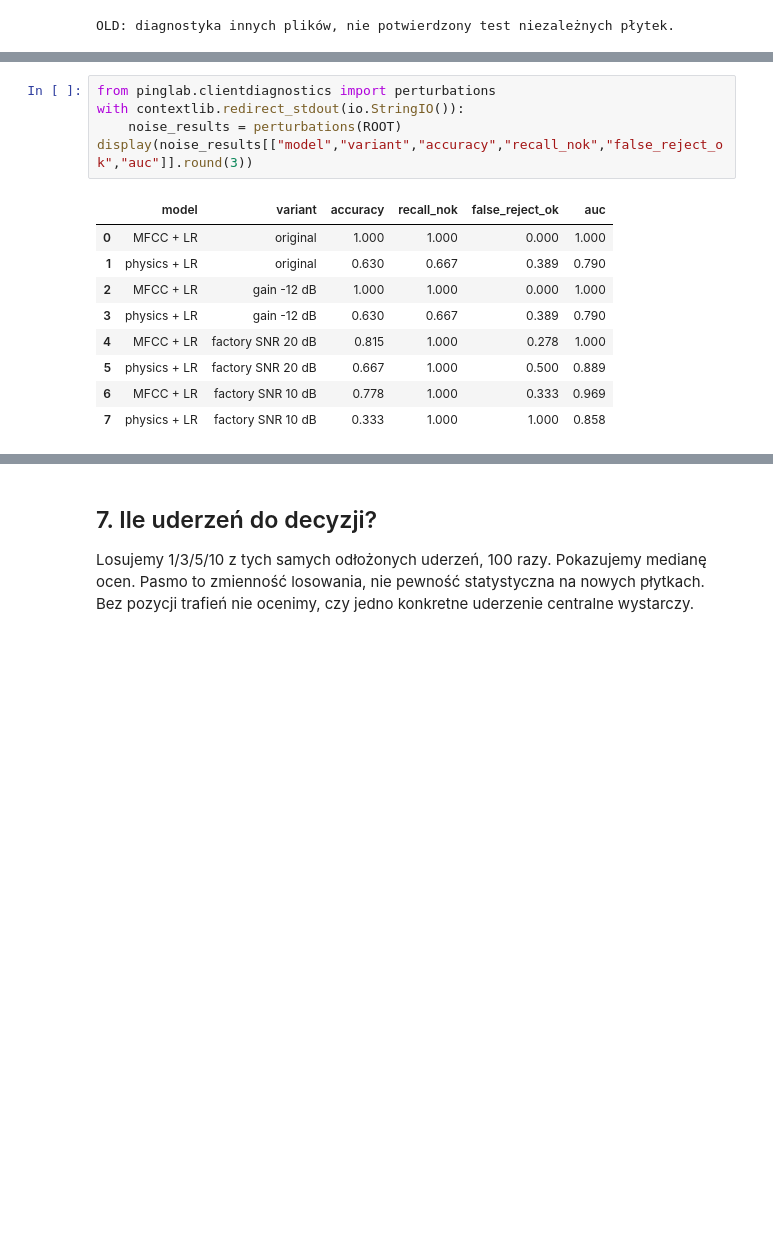
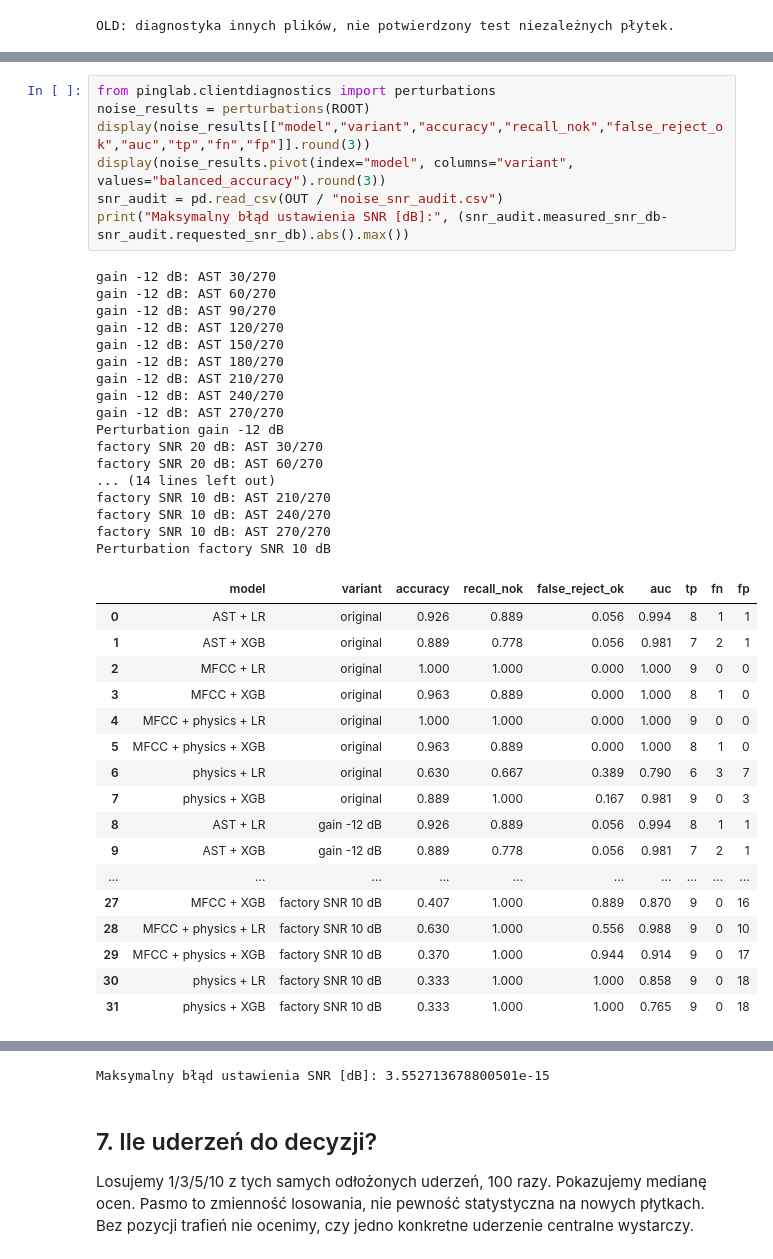
Before and after one commit to bkoseda/hitachi-plytki, a Jupyter notebook: notebooks/client/03_modele_obu_paczek.ipynb, the cells around one changed output, grey strips where cells are left out. Saved outputs shown, nothing was run; the diff lists cells and outputs as text; blank space fills up the shorter version.

Commit message:
Compare combined MFCC physics features and test AST noise robustness

```diff
--- a/notebooks/client/03_modele_obu_paczek.ipynb
+++ b/notebooks/client/03_modele_obu_paczek.ipynb
@@ -155,15 +169,42 @@ Uczymy na oryginałach, zmieniamy tylko odłożone okna. SNR 20 dB jest słabszy
 # %%
 from pinglab.clientdiagnostics import perturbations
-with contextlib.redirect_stdout(io.StringIO()):
-    noise_results = perturbations(ROOT)
-display(noise_results[["model","variant","accuracy","recall_nok","false_reject_ok","auc"]].round(3))
+noise_results = perturbations(ROOT)
+display(noise_results[["model","variant","accuracy","recall_nok","false_reject_ok","auc","tp","fn","fp"]].round(3))
+display(noise_results.pivot(index="model", columns="variant", values="balanced_accuracy").round(3))
+snr_audit = pd.read_csv(OUT / "noise_snr_audit.csv")
+print("Maksymalny błąd ustawienia SNR [dB]:", (snr_audit.measured_snr_db-snr_audit.requested_snr_db).abs().max())
 # %% [output]
+gain -12 dB: AST 30/270
+gain -12 dB: AST 60/270
+gain -12 dB: AST 90/270
+gain -12 dB: AST 120/270
+gain -12 dB: AST 150/270
+gain -12 dB: AST 180/270
+gain -12 dB: AST 210/270
+gain -12 dB: AST 240/270
+gain -12 dB: AST 270/270
+Perturbation gain -12 dB
+factory SNR 20 dB: AST 30/270
+factory SNR 20 dB: AST 60/270
+... (14 lines left out)
+factory SNR 10 dB: AST 210/270
+factory SNR 10 dB: AST 240/270
+factory SNR 10 dB: AST 270/270
+Perturbation factory SNR 10 dB
-|  | model | variant | accuracy | recall_nok | false_reject_ok | auc |
-| 0 | MFCC + LR | original | 1.000 | 1.000 | 0.000 | 1.000 |
-| 1 | physics + LR | original | 0.630 | 0.667 | 0.389 | 0.790 |
-| 2 | MFCC + LR | gain -12 dB | 1.000 | 1.000 | 0.000 | 1.000 |
-| 3 | physics + LR | gain -12 dB | 0.630 | 0.667 | 0.389 | 0.790 |
-| 4 | MFCC + LR | factory SNR 20 dB | 0.815 | 1.000 | 0.278 | 1.000 |
-| 5 | physics + LR | factory SNR 20 dB | 0.667 | 1.000 | 0.500 | 0.889 |
-| 6 | MFCC + LR | factory SNR 10 dB | 0.778 | 1.000 | 0.333 | 0.969 |
-| 7 | physics + LR | factory SNR 10 dB | 0.333 | 1.000 | 1.000 | 0.858 |
+|  | model | variant | accuracy | recall_nok | false_reject_ok | auc | tp | fn | fp |
+| 0 | AST + LR | original | 0.926 | 0.889 | 0.056 | 0.994 | 8 | 1 | 1 |
+| 1 | AST + XGB | original | 0.889 | 0.778 | 0.056 | 0.981 | 7 | 2 | 1 |
+| 2 | MFCC + LR | original | 1.000 | 1.000 | 0.000 | 1.000 | 9 | 0 | 0 |
+| 3 | MFCC + XGB | original | 0.963 | 0.889 | 0.000 | 1.000 | 8 | 1 | 0 |
+| 4 | MFCC + physics + LR | original | 1.000 | 1.000 | 0.000 | 1.000 | 9 | 0 | 0 |
+| 5 | MFCC + physics + XGB | original | 0.963 | 0.889 | 0.000 | 1.000 | 8 | 1 | 0 |
+| 6 | physics + LR | original | 0.630 | 0.667 | 0.389 | 0.790 | 6 | 3 | 7 |
+| 7 | physics + XGB | original | 0.889 | 1.000 | 0.167 | 0.981 | 9 | 0 | 3 |
+| 8 | AST + LR | gain -12 dB | 0.926 | 0.889 | 0.056 | 0.994 | 8 | 1 | 1 |
+| 9 | AST + XGB | gain -12 dB | 0.889 | 0.778 | 0.056 | 0.981 | 7 | 2 | 1 |
+| ... | ... | ... | ... | ... | ... | ... | ... | ... | ... |
+| 27 | MFCC + XGB | factory SNR 10 dB | 0.407 | 1.000 | 0.889 | 0.870 | 9 | 0 | 16 |
+| 28 | MFCC + physics + LR | factory SNR 10 dB | 0.630 | 1.000 | 0.556 | 0.988 | 9 | 0 | 10 |
+| 29 | MFCC + physics + XGB | factory SNR 10 dB | 0.370 | 1.000 | 0.944 | 0.914 | 9 | 0 | 17 |
+| 30 | physics + LR | factory SNR 10 dB | 0.333 | 1.000 | 1.000 | 0.858 | 9 | 0 | 18 |
+| 31 | physics + XGB | factory SNR 10 dB | 0.333 | 1.000 | 1.000 | 0.765 | 9 | 0 | 18 |
@@ -170,3 +221,4 @@ display(noise_results[["model","variant","accuracy","recall_nok","false_reject_o
+Maksymalny błąd ustawienia SNR [dB]: 3.552713678800501e-15
 # %% [markdown]
 ## 7. Ile uderzeń do decyzji?
 Losujemy 1/3/5/10 z tych samych odłożonych uderzeń, 100 razy. Pokazujemy medianę ocen. Pasmo to zmienność losowania, nie pewność statystyczna na nowych płytkach. Bez pozycji trafień nie ocenimy, czy jedno konkretne uderzenie centralne wystarczy.
```
Also changed, not shown: parts of 6 cells of this notebook, 15 other files.
